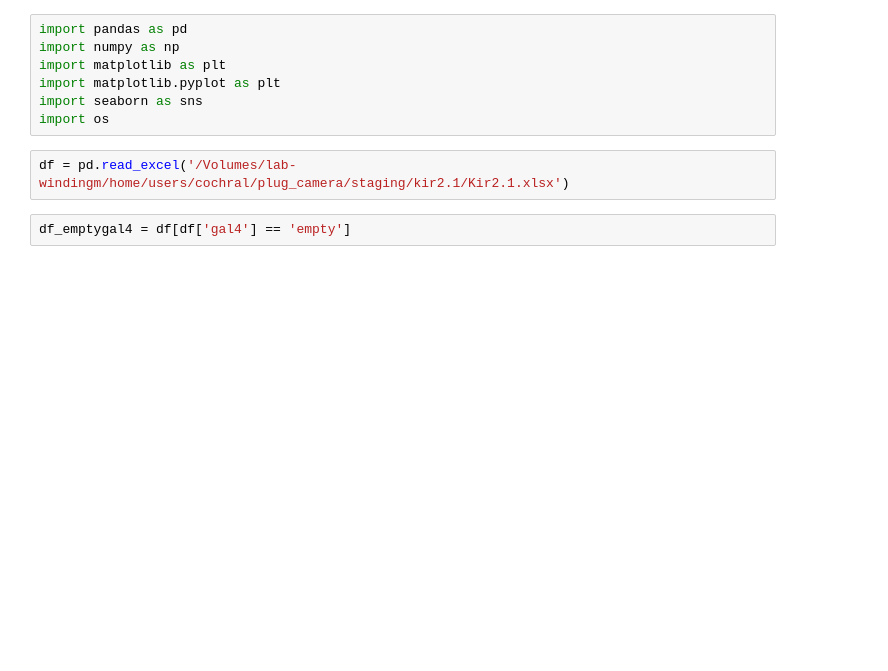
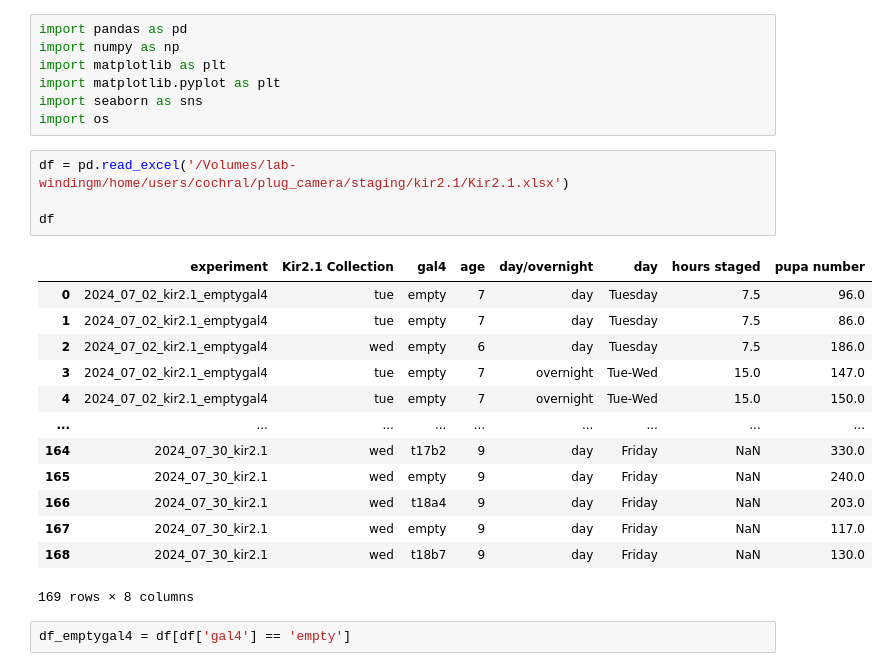
Before and after one commit to lenacochrane/behavioural-analysis, a Jupyter notebook: scripts/plug-camera/staging-parameters/kir2.1_staging_paramaters.ipynb, the cells around one changed output. Drawn from its saved outputs; the diff is of its cells as text; blank space fills up the shorter version.

```diff
--- a/scripts/plug-camera/staging-parameters/kir2.1_staging_paramaters.ipynb
+++ b/scripts/plug-camera/staging-parameters/kir2.1_staging_paramaters.ipynb
@@ -7,6 +7,22 @@ import seaborn as sns
 import os
 # %%
 df = pd.read_excel('/Volumes/lab-windingm/home/users/cochral/plug_camera/staging/kir2.1/Kir2.1.xlsx')
+
+df
+# %% [output]
+|  | experiment | Kir2.1 Collection | gal4 | age | day/overnight | day | hours staged | pupa number |
+| 0 | 2024_07_02_kir2.1_emptygal4 | tue | empty | 7 | day | Tuesday | 7.5 | 96.0 |
+| 1 | 2024_07_02_kir2.1_emptygal4 | tue | empty | 7 | day | Tuesday | 7.5 | 86.0 |
+| 2 | 2024_07_02_kir2.1_emptygal4 | wed | empty | 6 | day | Tuesday | 7.5 | 186.0 |
+| 3 | 2024_07_02_kir2.1_emptygal4 | tue | empty | 7 | overnight | Tue-Wed | 15.0 | 147.0 |
+| 4 | 2024_07_02_kir2.1_emptygal4 | tue | empty | 7 | overnight | Tue-Wed | 15.0 | 150.0 |
+| ... | ... | ... | ... | ... | ... | ... | ... | ... |
+| 164 | 2024_07_30_kir2.1 | wed | t17b2 | 9 | day | Friday | NaN | 330.0 |
+| 165 | 2024_07_30_kir2.1 | wed | empty | 9 | day | Friday | NaN | 240.0 |
+| 166 | 2024_07_30_kir2.1 | wed | t18a4 | 9 | day | Friday | NaN | 203.0 |
+| 167 | 2024_07_30_kir2.1 | wed | empty | 9 | day | Friday | NaN | 117.0 |
+| 168 | 2024_07_30_kir2.1 | wed | t18b7 | 9 | day | Friday | NaN | 130.0 |
+169 rows × 8 columns
 # %%
 df_emptygal4 = df[df['gal4'] == 'empty']
 # %%
```
Also changed, not shown: parts of 4 cells of this notebook, 6 other files.
